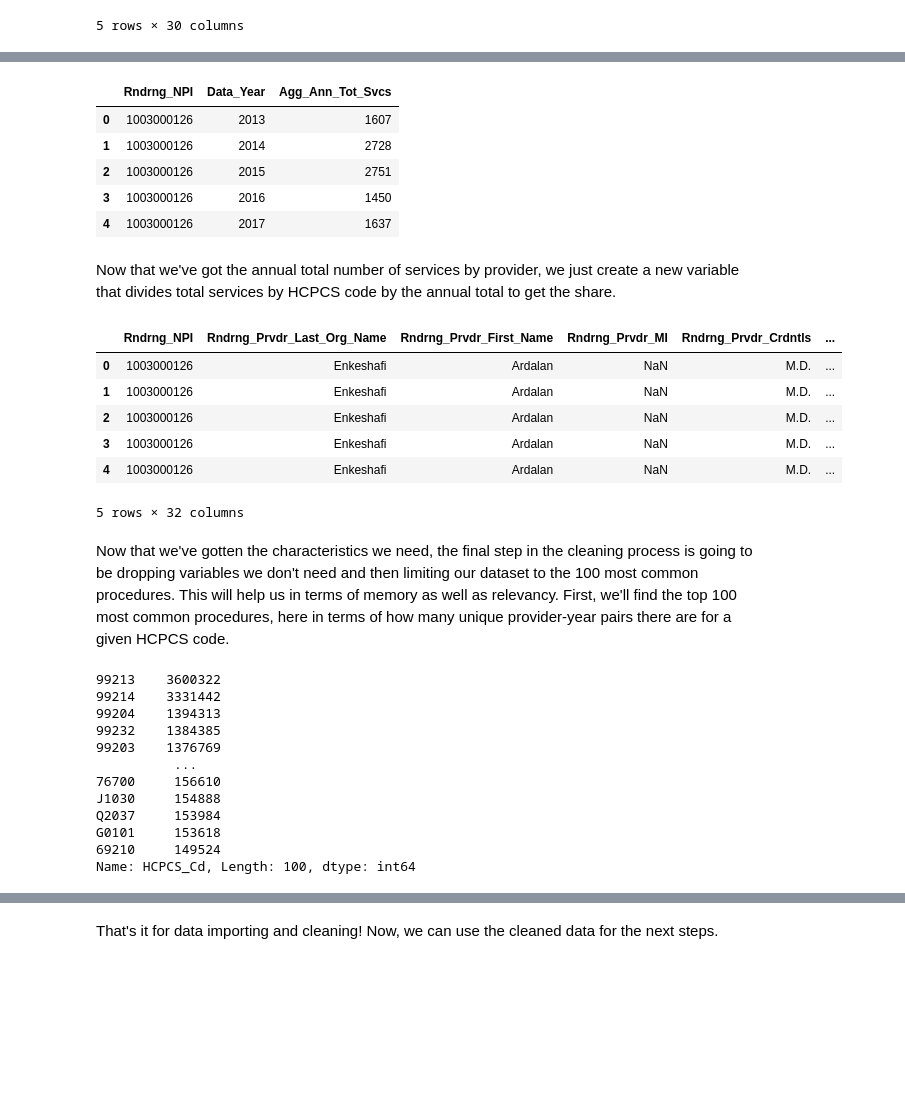
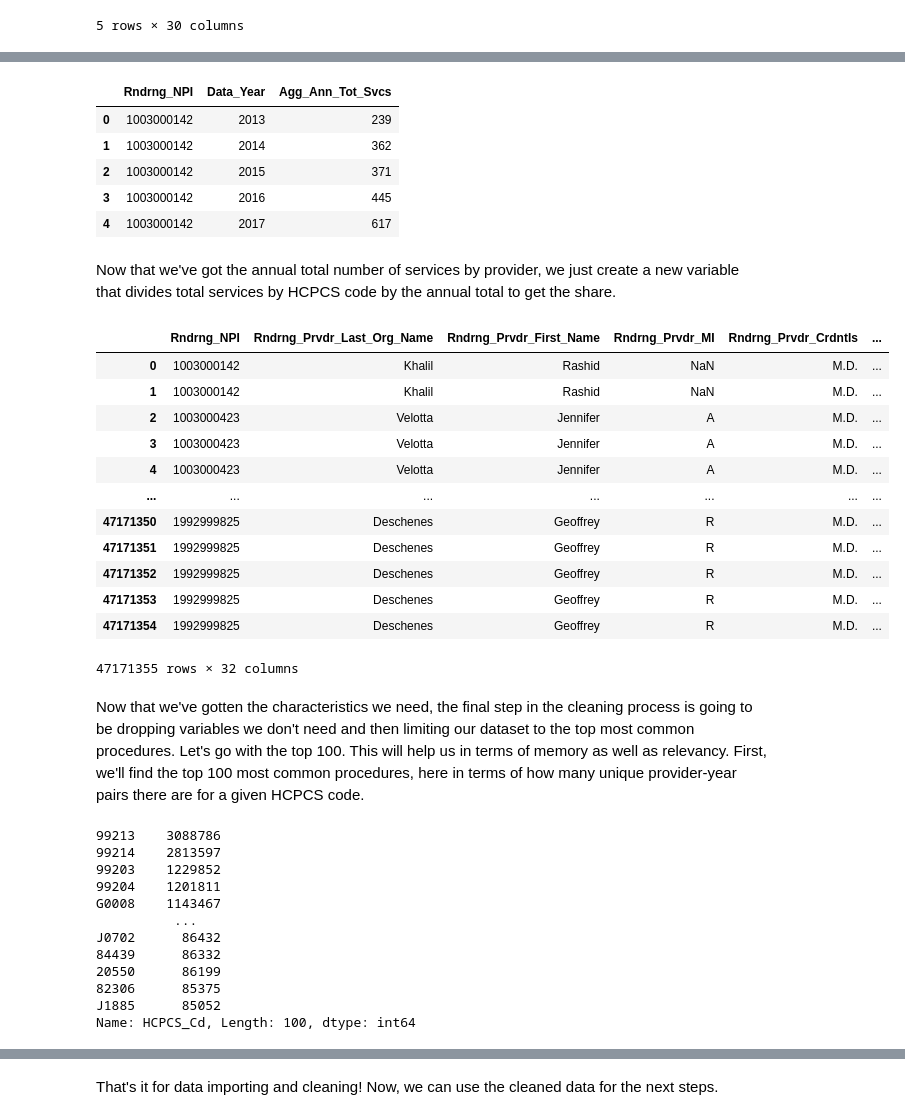
Before and after one commit to austinknies/fall22-bloom, a Jupyter notebook: 0. Data Importing and Cleaning.ipynb, the cells around one changed output, grey strips where cells are left out. Cells and saved outputs as stored; diff of their text form; code cells hidden in the pictures; blank space fills up the shorter version.

```diff
--- a/0. Data Importing and Cleaning.ipynb
+++ b/0. Data Importing and Cleaning.ipynb
@@ -137,0 +140,3 @@ To get the share, we first need to calculate the total number of services provid
+# %%
+dfmain = dfmain[dfmain['Place_Of_Srvc']=='O']
+dfmain
@@ -144,11 +173,11 @@ dftotsvcs = dftotsvcs.rename(columns={"Tot_Bene_Day_Srvcs":"Agg_Ann_Tot_Svcs"})#
 dftotsvcs.head()
 # %% [output]
 |  | Rndrng_NPI | Data_Year | Agg_Ann_Tot_Svcs |
-| 0 | 1003000126 | 2013 | 1607 |
-| 1 | 1003000126 | 2014 | 2728 |
-| 2 | 1003000126 | 2015 | 2751 |
-| 3 | 1003000126 | 2016 | 1450 |
-| 4 | 1003000126 | 2017 | 1637 |
+| 0 | 1003000142 | 2013 | 239 |
+| 1 | 1003000142 | 2014 | 362 |
+| 2 | 1003000142 | 2015 | 371 |
+| 3 | 1003000142 | 2016 | 445 |
+| 4 | 1003000142 | 2017 | 617 |
 # %%
 # Merge the summarized file back with the main data frame
 dfmain = dfmain.merge(dftotsvcs, how='left', on=['Rndrng_NPI','Data_Year'])
@@ -159,31 +188,37 @@ Now that we've got the annual total number of services by provider, we just crea
 dfmain = dfmain.assign(Share_Srvcs=dfmain['Tot_Bene_Day_Srvcs']/dfmain['Agg_Ann_Tot_Svcs'])
 # %%
 # and we have our variables
-dfmain.head()
+dfmain
 # %% [output]
 |  | Rndrng_NPI | Rndrng_Prvdr_Last_Org_Name | Rndrng_Prvdr_First_Name | Rndrng_Prvdr_MI | Rndrng_Prvdr_Crdntls | ... |
-| 0 | 1003000126 | Enkeshafi | Ardalan | NaN | M.D. | ... |
-| 1 | 1003000126 | Enkeshafi | Ardalan | NaN | M.D. | ... |
-| 2 | 1003000126 | Enkeshafi | Ardalan | NaN | M.D. | ... |
-| 3 | 1003000126 | Enkeshafi | Ardalan | NaN | M.D. | ... |
-| 4 | 1003000126 | Enkeshafi | Ardalan | NaN | M.D. | ... |
+| 0 | 1003000142 | Khalil | Rashid | NaN | M.D. | ... |
+| 1 | 1003000142 | Khalil | Rashid | NaN | M.D. | ... |
+| 2 | 1003000423 | Velotta | Jennifer | A | M.D. | ... |
+| 3 | 1003000423 | Velotta | Jennifer | A | M.D. | ... |
+| 4 | 1003000423 | Velotta | Jennifer | A | M.D. | ... |
+| ... | ... | ... | ... | ... | ... | ... |
+| 47171350 | 1992999825 | Deschenes | Geoffrey | R | M.D. | ... |
+| 47171351 | 1992999825 | Deschenes | Geoffrey | R | M.D. | ... |
+| 47171352 | 1992999825 | Deschenes | Geoffrey | R | M.D. | ... |
+| 47171353 | 1992999825 | Deschenes | Geoffrey | R | M.D. | ... |
+| 47171354 | 1992999825 | Deschenes | Geoffrey | R | M.D. | ... |
-5 rows × 32 columns
+47171355 rows × 32 columns
 # %% [markdown]
-Now that we've gotten the characteristics we need, the final step in the cleaning process is going to be dropping variables we don't need and then limiting our dataset to the 100 most common procedures. This will help us in terms of memory as well as relevancy. First, we'll find the top 100 most common procedures, here in terms of how many unique provider-year pairs there are for a given HCPCS code.
+Now that we've gotten the characteristics we need, the final step in the cleaning process is going to be dropping variables we don't need and then limiting our dataset to the top most common procedures. Let's go with the top 100. This will help us in terms of memory as well as relevancy. First, we'll find the top 100 most common procedures, here in terms of how many unique provider-year pairs there are for a given HCPCS code.
 # %%
 dfmain['HCPCS_Cd'].value_counts().nlargest(100)
 # %% [output]
-99213    3600322
-99214    3331442
-99204    1394313
-99232    1384385
-99203    1376769
+99213    3088786
+99214    2813597
+99203    1229852
+99204    1201811
+G0008    1143467
           ...
-76700     156610
-J1030     154888
-Q2037     153984
-G0101     153618
-69210     149524
+J0702      86432
+84439      86332
+20550      86199
+82306      85375
+J1885      85052
 Name: HCPCS_Cd, Length: 100, dtype: int64
 # %%
 # save top 100 most frequent HCPCS codes to list
```
Also changed, not shown: parts of 10 cells of this notebook, 1 other file.
